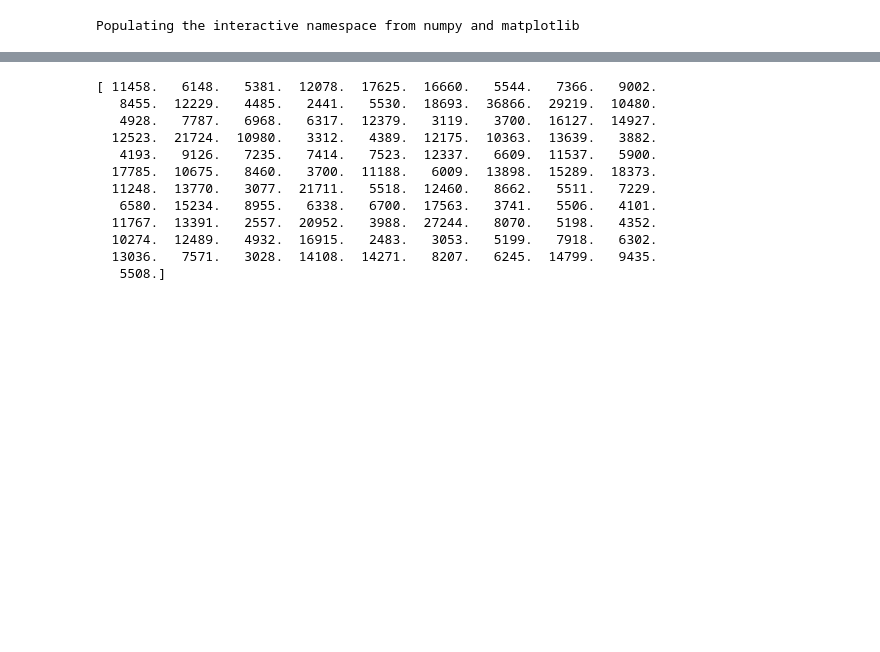
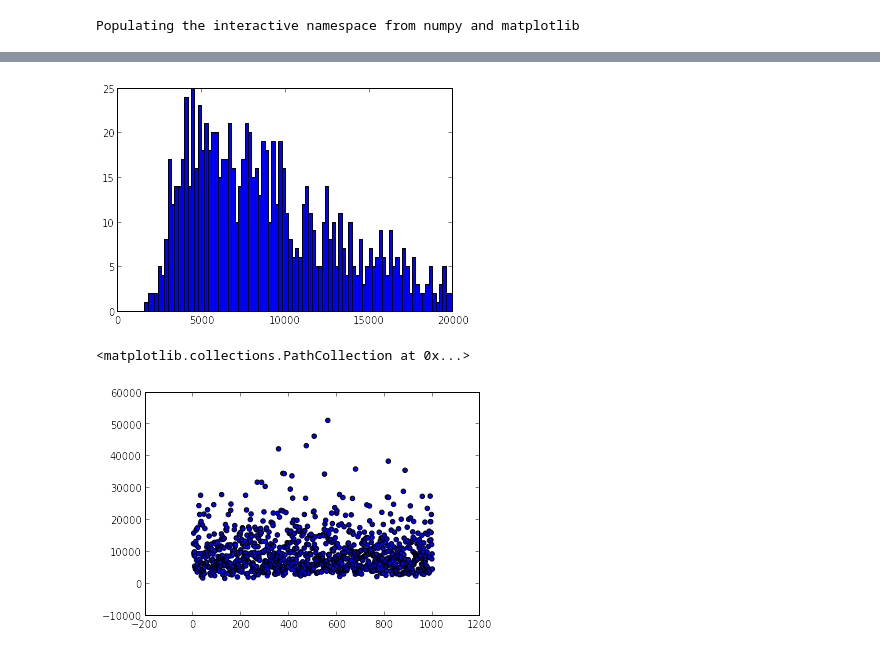
Before and after one commit to jdprada1760/Tarea3, a Jupyter notebook: MovimientoBrowniano_2.ipynb, the cells around one changed output, grey strips where cells are left out. Cells and saved outputs as stored; diff of their text form; code cells hidden in the pictures; blank space fills up the shorter version.

```diff
--- a/MovimientoBrowniano_2.ipynb
+++ b/MovimientoBrowniano_2.ipynb
@@ -7,7 +7,7 @@ Populating the interactive namespace from numpy and matplotlib
 #radio de la esfera a escapar
 r = 100
 #numero de fotones a analizar
-n = 100
+n = 1000
 #variable de iteración de los fotones
 p = 0
 #guarda el numero de pasos requerido por cada foton para salir del sol
@@ -19,12 +19,13 @@ for p in range(n):
     npasos = 0
     #iteración hasta salir del sol
     while np.sqrt(actual[0]**2 + actual[1]**2 + actual[2]**2) < r:
-        #vector aleatorio
+        #vector aljeatorio
         x = 1 - 2*np.random.random(3)
         #normalizacion del vector
-        x = x/np.sqrt(x[0]**2 + x[1]**2 + x[2]**2)
+        x = x/np.linalg.norm(x)
         #actualiza el vector posicion y el numero de pasos
         actual += x
         npasos += 1
     #guarda el numero de pasos requerido por el foton
     d[p] = npasos
+print d
@@ -31,15 +50,10 @@ for p in range(n):
-# %%
-print d
-# %% [output]
-[ 11458.   6148.   5381.  12078.  17625.  16660.   5544.   7366.   9002.
-   8455.  12229.   4485.   2441.   5530.  18693.  36866.  29219.  10480.
-   4928.   7787.   6968.   6317.  12379.   3119.   3700.  16127.  14927.
-  12523.  21724.  10980.   3312.   4389.  12175.  10363.  13639.   3882.
-   4193.   9126.   7235.   7414.   7523.  12337.   6609.  11537.   5900.
-  17785.  10675.   8460.   3700.  11188.   6009.  13898.  15289.  18373.
-  11248.  13770.   3077.  21711.   5518.  12460.   8662.   5511.   7229.
-   6580.  15234.   8955.   6338.   6700.  17563.   3741.   5506.   4101.
-  11767.  13391.   2557.  20952.   3988.  27244.   8070.   5198.   4352.
-  10274.  12489.   4932.  16915.   2483.   3053.   5199.   7918.   6302.
-  13036.   7571.   3028.  14108.  14271.   8207.   6245.  14799.   9435.
-   5508.]
+# %%
+i = 0
+numBarras = int( n/10 )
+plt.hist(d, bins=[2*r**2*i/numBarras for i in range(1+numBarras)])
+plt.show()
+plt.scatter( range(n), d)
+# %% [output]
+[figure, added]
+<matplotlib.collections.PathCollection at 0x...>
+[figure, added]
```
Also changed, not shown: parts of 1 cell of this notebook, 2 other files.
